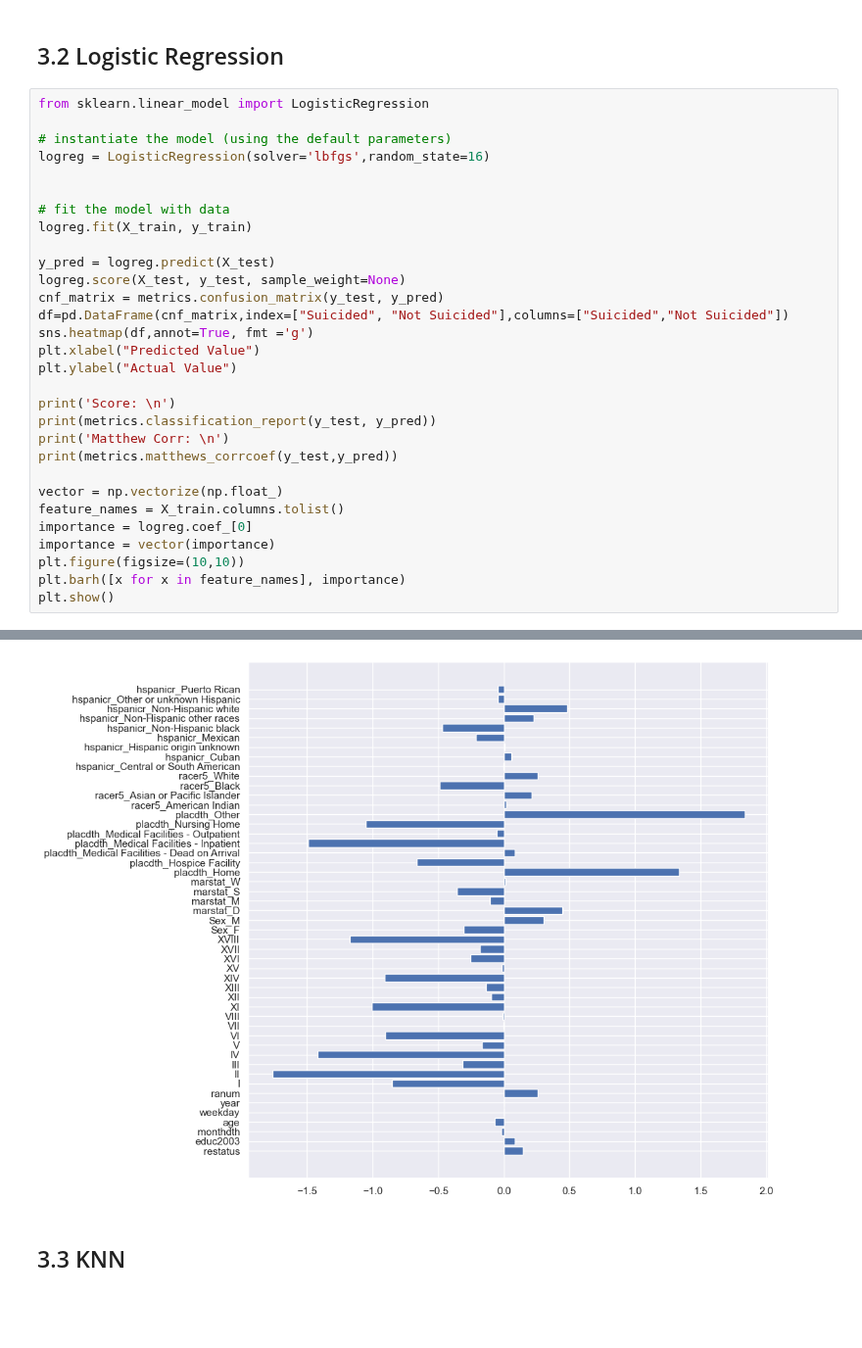
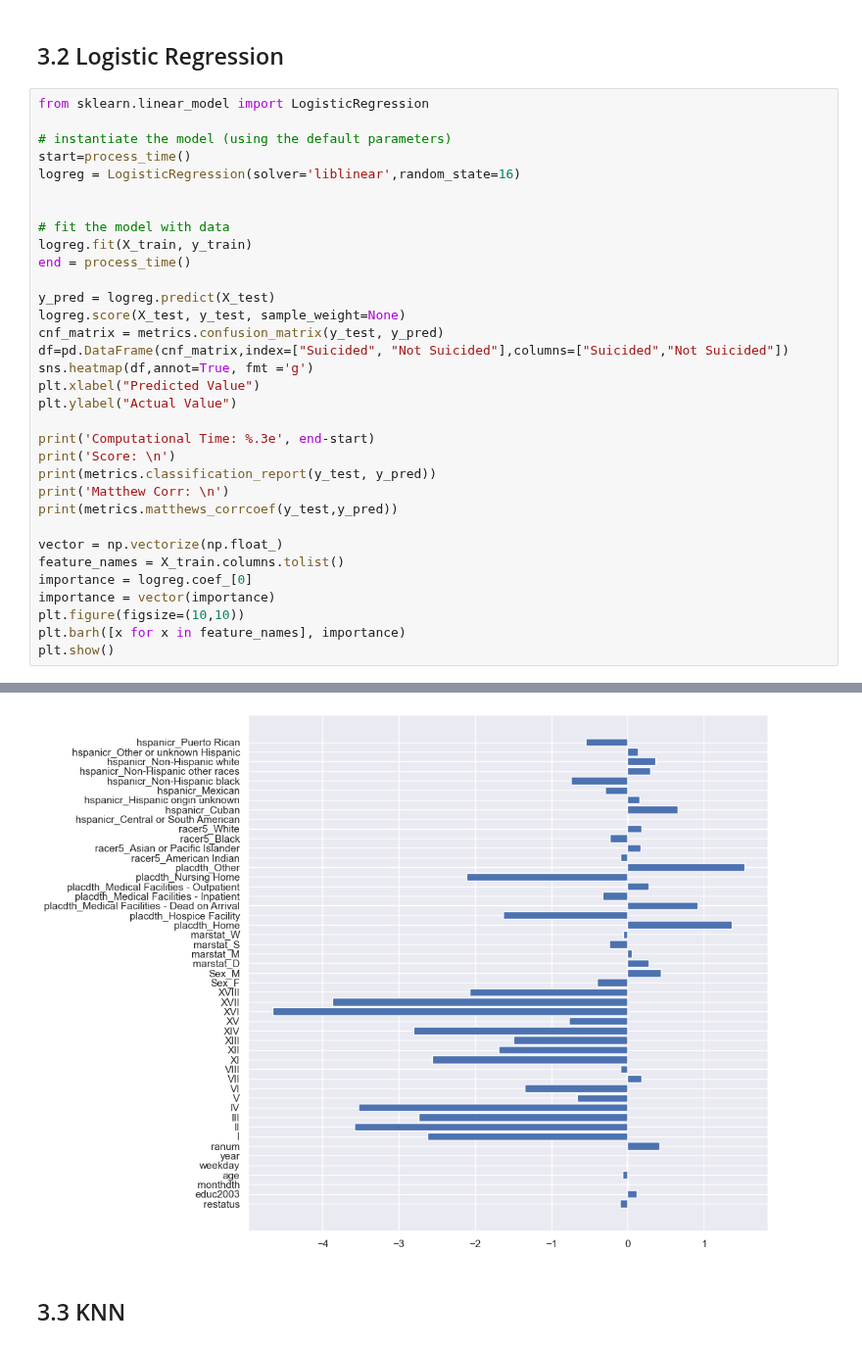
Before and after one commit to TimothiTsui/Anti_Suicide_Squad, a Jupyter notebook: model.ipynb, the cells around one changed output, grey strips where cells are left out. Shown at 98% size. Saved outputs shown, nothing was run; the diff lists cells and outputs as text; blank space fills up the shorter version.

```diff
--- a/model.ipynb
+++ b/model.ipynb
@@ -126,11 +134,13 @@ Matthew Corr:
 from sklearn.linear_model import LogisticRegression
 
 # instantiate the model (using the default parameters)
-logreg = LogisticRegression(solver='lbfgs',random_state=16)
+start=process_time()
+logreg = LogisticRegression(solver='liblinear',random_state=16)
 
 
 # fit the model with data
 logreg.fit(X_train, y_train)
+end = process_time()
 
 y_pred = logreg.predict(X_test)
 logreg.score(X_test, y_test, sample_weight=None)
@@ -140,6 +150,7 @@ sns.heatmap(df,annot=True, fmt ='g')
 plt.xlabel("Predicted Value")
 plt.ylabel("Actual Value")
 
+print('Computational Time: %.3e', end-start)
 print('Score: \n')
 print(metrics.classification_report(y_test, y_pred))
 print('Matthew Corr: \n')
@@ -178,4 +183,4 @@ Matthew Corr:
-[figure, old version]
+[figure, new version]
 # %% [markdown]
 ## 3.3 KNN
 # %%
```
Also changed, not shown: parts of 19 cells of this notebook, 13 other files.
